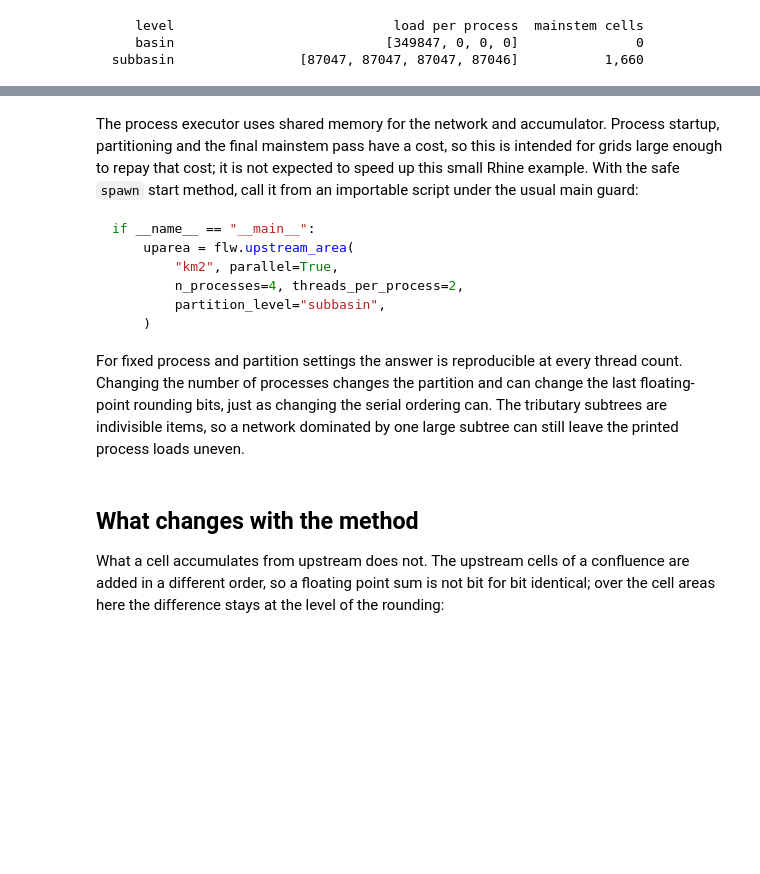
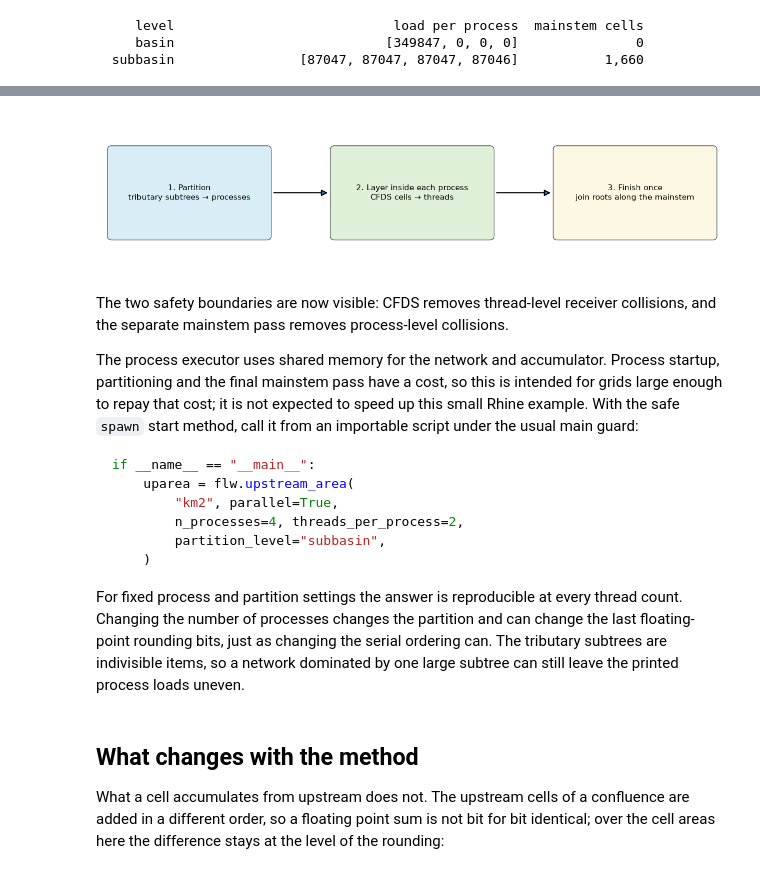
Before and after one commit to Deltares/pyflwdir, a Jupyter notebook: examples/ordering.ipynb, the cells around one changed output, grey strips where cells are left out. Drawn from its saved outputs; the diff is of its cells as text; code cells hidden in the pictures; blank space fills up the shorter version.

```diff
--- a/examples/ordering.ipynb
+++ b/examples/ordering.ipynb
@@ -276,4 +364,43 @@ for level in ["basin", "subbasin"]:
+# %%
+# The complete calculation in one picture
+from matplotlib.patches import FancyArrowPatch, FancyBboxPatch
+
+fig, ax = plt.subplots(figsize=(12, 3), constrained_layout=True)
+ax.set_xlim(0, 12)
+ax.set_ylim(0, 3)
+ax.axis("off")
+boxes = [
+    (0.2, 0.65, 3.0, 1.7, "1. Partition\ntributary subtrees → processes", "#d9edf7"),
+    (
+        4.5,
+        0.65,
+        3.0,
+        1.7,
+        "2. Layer inside each process\nCFDS cells → threads",
+        "#dff0d8",
+    ),
+    (8.8, 0.65, 3.0, 1.7, "3. Finish once\njoin roots along the mainstem", "#fcf8e3"),
+]
+for x0, y0, width, height, text, colour in boxes:
+    ax.add_patch(
+        FancyBboxPatch(
+            (x0, y0), width, height, boxstyle="round,pad=0.08", fc=colour, ec="0.35"
+        )
+    )
+    ax.text(
+        x0 + width / 2, y0 + height / 2, text, ha="center", va="center", fontsize=11
+    )
+for start, end in [((3.3, 1.5), (4.4, 1.5)), ((7.6, 1.5), (8.7, 1.5))]:
+    ax.add_patch(
+        FancyArrowPatch(start, end, arrowstyle="-|>", mutation_scale=18, lw=1.5)
+    )
+plt.show()
+# %% [output]
+[figure, added]
 # %% [markdown]
+The two safety boundaries are now visible: CFDS removes thread-level receiver collisions,
+and the separate mainstem pass removes process-level collisions.
+
 The process executor uses shared memory for the network and accumulator. Process startup,
 partitioning and the final mainstem pass have a cost, so this is intended for grids large
 enough to repay that cost; it is not expected to speed up this small Rhine example. With
```
Also changed, not shown: parts of 7 cells of this notebook, 1 other file.
